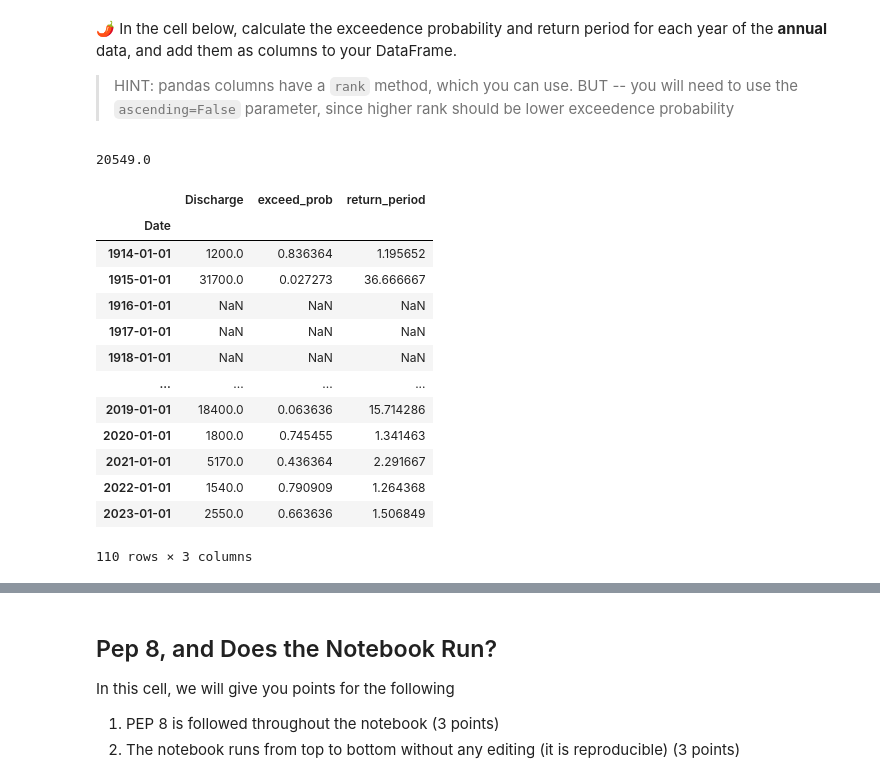
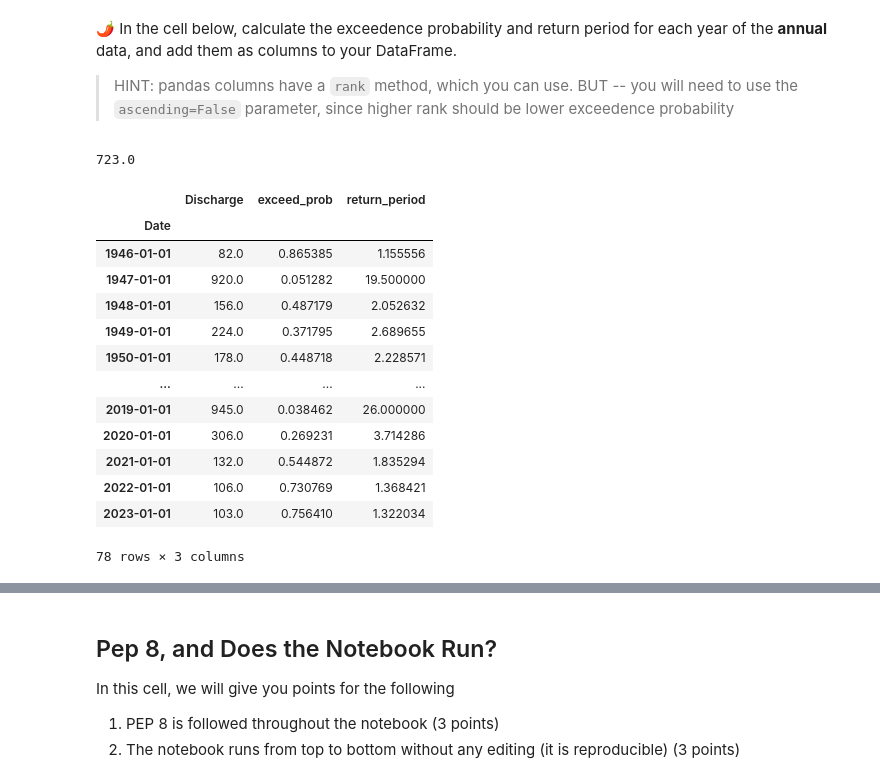
Before and after one commit to Sm3ag0l/time-series-data-Sm3ag0l, a Jupyter notebook: second-flood.ipynb, the cells around one changed output, grey strips where cells are left out. Saved outputs shown, nothing was run; the diff lists cells and outputs as text; code cells hidden in the pictures.

````diff
--- a/second-flood.ipynb
+++ b/second-flood.ipynb
@@ -207,10 +224,9 @@ In the cell below complete the following task:
 2. Download the data using the provided code.
 3. Save the result (or HTTP Response) to a **descriptive variable**, and call the variable at the end of the cell.
 # %%
-nwis_url = ('https://waterdata.usgs.gov/nwis/dv?cb_00060='
-            'on&format=rdb&site_no=06423500&legacy=&'
-            'referred_module=sw&period=&begin_date='
-            '1914-10-01&end_date=2023-05-11')
+nwis_url = ('https://waterdata.usgs.gov/nwis/dv?cb_00060'
+            '=on&format=rdb&site_no=06412500&legacy=&referred_module'
+            '=sw&period=&begin_date=1946-08-01&end_date=2023-06-15')
 
 
 # Download data using a GET HTTP Request
@@ -391,7 +407,7 @@ Looks like some of the streamflow data is a string instead of a number. This let
 &#128187; Re-import your data below, this time indicating an NA value. Call your new `DataFrame` at the end for testing.
 # %%
 # Adding na_values parameter
-cheyenne_river_flow = pd.read_csv(
+rapid_creek_flow = pd.read_csv(
     BytesIO(nwis_data.content),
     comment='#',
     delimiter='\t',
@@ -402,7 +418,7 @@ cheyenne_river_flow = pd.read_csv(
     na_values='Ice'
 )
 
-cheyenne_river_flow
+rapid_creek_flow
 # %% [output]
 |  | Agency | Site id | Discharge | Code |
 | Date |  |  |  |  |
@@ -599,9 +612,9 @@ dataframe[['column_name']]
 ```
 # %%
 # Resample to annual maximum discharge and save as new dataframe
-cheyenne_river_annual_max = cheyenne_river_flow[['Discharge']].resample('YS').max()
+rapid_creek_annual_max = rapid_creek_flow[['Discharge']].resample('YS').max()
 
-cheyenne_river_annual_max
+rapid_creek_annual_max
 # %% [output]
 |  | Discharge |
 | Date |  |
@@ -691,29 +704,29 @@ In the cell below, write a headline and 2-3 sentence description of your plot. W
 > HINT: pandas columns have a `rank` method, which you can use. BUT -- you will need to use the `ascending=False` parameter, since higher rank should be lower exceedence probability
 # %%
 # Calculating exceed_prob and return_period of annual maximum discharge.
-# We found: the 2019 flood discharge rates occur every 16 yrs on avg and there is a 6% chance a flood of that magnitude will occur
-cheyenne_river_annual_max['exceed_prob'] = (
-    cheyenne_river_annual_max.rank(ascending=False).Discharge / len(cheyenne_river_annual_max))
-cheyenne_river_annual_max['return_period'] = 1 / cheyenne_river_annual_max.exceed_prob
+# We found: the 2019 flood discharge rates occur every  on avg and there is a % chance a flood of that magnitude will occur
+rapid_creek_annual_max['exceed_prob'] = (
+    rapid_creek_annual_max.rank(ascending=False).Discharge / len(rapid_creek_annual_max))
+rapid_creek_annual_max['return_period'] = 1 / rapid_creek_annual_max.exceed_prob
 
-print(round(cheyenne_river_annual_max.mean().product(), 0))
-cheyenne_river_annual_max
+print(round(rapid_creek_annual_max.mean().product(), 0))
+rapid_creek_annual_max
 # %% [output]
-20549.0
+723.0
 |  | Discharge | exceed_prob | return_period |
 | Date |  |  |  |
-| 1914-01-01 | 1200.0 | 0.836364 | 1.195652 |
-| 1915-01-01 | 31700.0 | 0.027273 | 36.666667 |
-| 1916-01-01 | NaN | NaN | NaN |
-| 1917-01-01 | NaN | NaN | NaN |
-| 1918-01-01 | NaN | NaN | NaN |
+| 1946-01-01 | 82.0 | 0.865385 | 1.155556 |
+| 1947-01-01 | 920.0 | 0.051282 | 19.500000 |
+| 1948-01-01 | 156.0 | 0.487179 | 2.052632 |
+| 1949-01-01 | 224.0 | 0.371795 | 2.689655 |
+| 1950-01-01 | 178.0 | 0.448718 | 2.228571 |
 | ... | ... | ... | ... |
-| 2019-01-01 | 18400.0 | 0.063636 | 15.714286 |
-| 2020-01-01 | 1800.0 | 0.745455 | 1.341463 |
-| 2021-01-01 | 5170.0 | 0.436364 | 2.291667 |
-| 2022-01-01 | 1540.0 | 0.790909 | 1.264368 |
-| 2023-01-01 | 2550.0 | 0.663636 | 1.506849 |
+| 2019-01-01 | 945.0 | 0.038462 | 26.000000 |
+| 2020-01-01 | 306.0 | 0.269231 | 3.714286 |
+| 2021-01-01 | 132.0 | 0.544872 | 1.835294 |
+| 2022-01-01 | 106.0 | 0.730769 | 1.368421 |
+| 2023-01-01 | 103.0 | 0.756410 | 1.322034 |
-110 rows × 3 columns
+78 rows × 3 columns
 # %%
 ans_return = _
 return_points = 0
````
Also changed, not shown: parts of 28 cells of this notebook.
